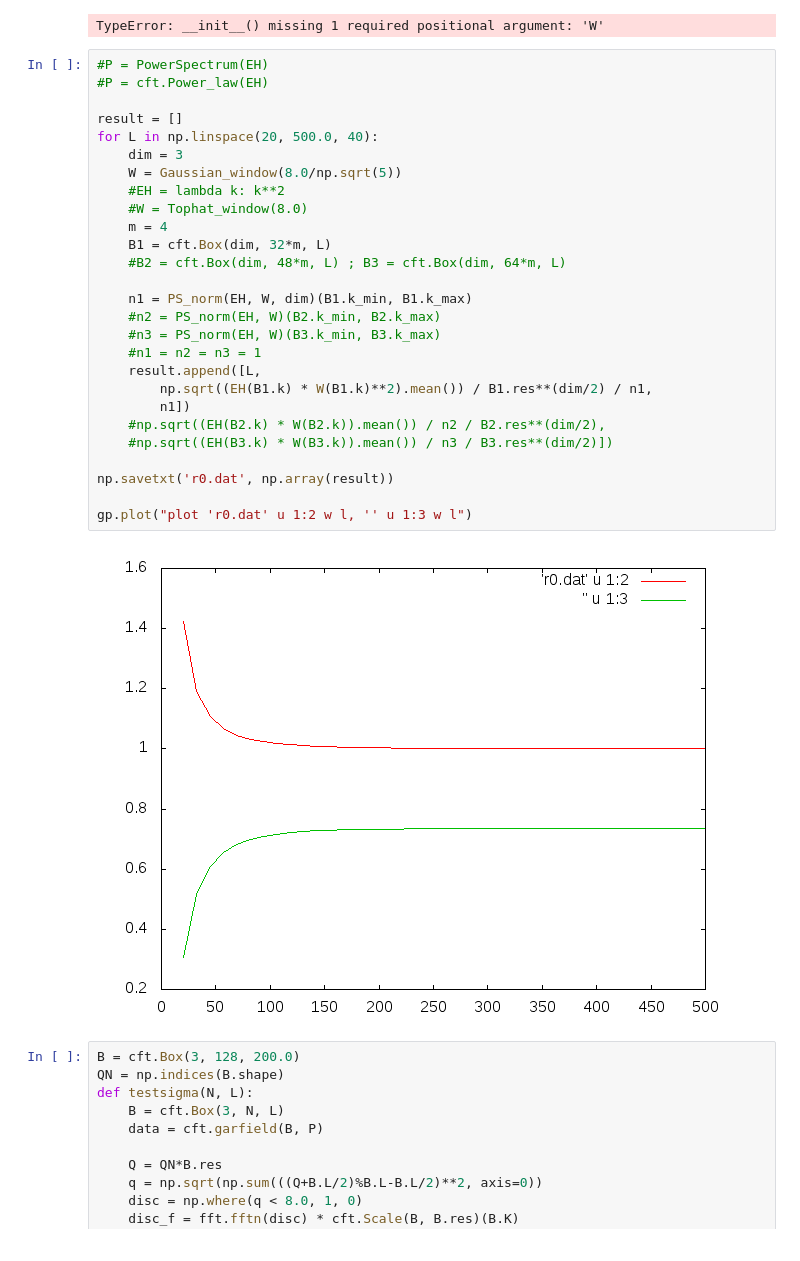
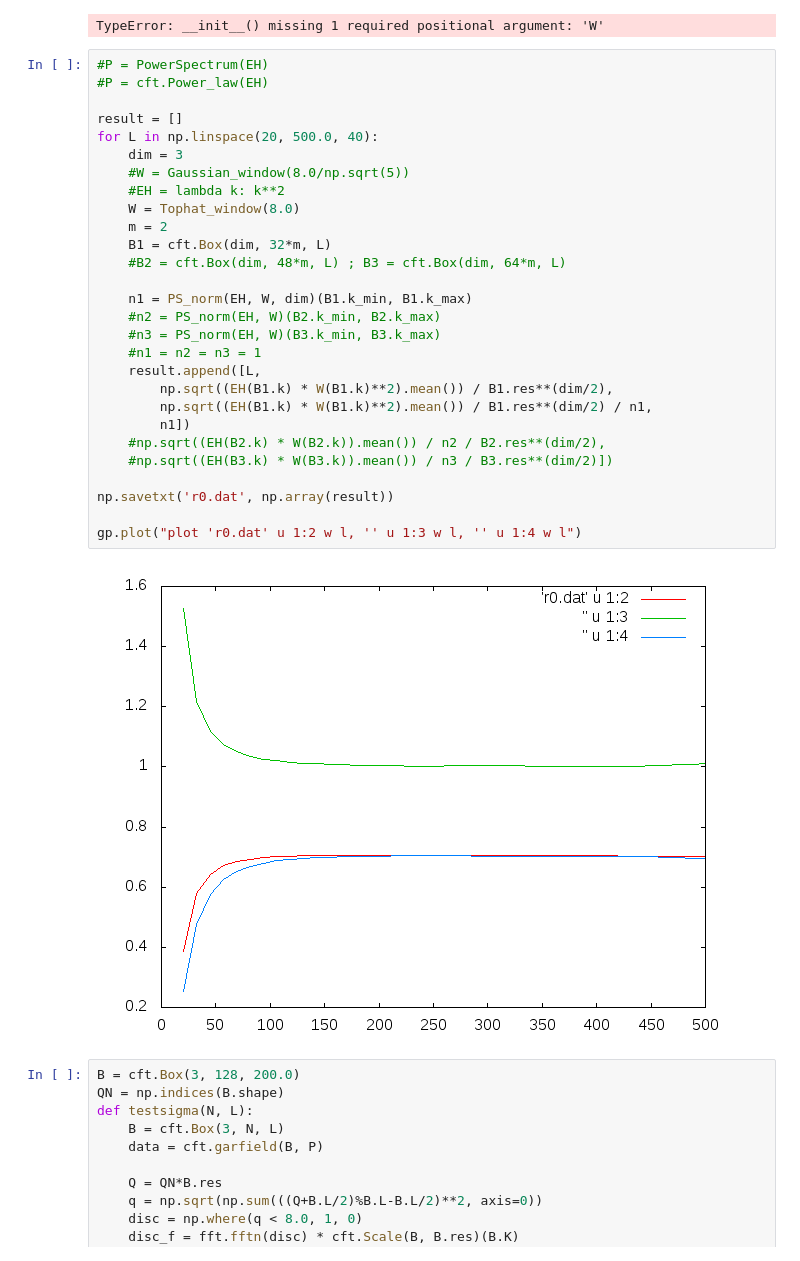
Before and after one commit to jhidding/conan, a Jupyter notebook: scripts/Power spectrum.ipynb, the cells around one changed output. Cells and saved outputs as stored; diff of their text form.

```diff
--- a/scripts/Power spectrum.ipynb
+++ b/scripts/Power spectrum.ipynb
@@ -91,32 +91,33 @@ TypeError: __init__() missing 1 required positional argument: 'W'
 # %%
 #P = PowerSpectrum(EH)
 #P = cft.Power_law(EH)
 
 result = []
 for L in np.linspace(20, 500.0, 40):
     dim = 3
-    W = Gaussian_window(8.0/np.sqrt(5))
+    #W = Gaussian_window(8.0/np.sqrt(5))
     #EH = lambda k: k**2
-    #W = Tophat_window(8.0)
-    m = 4
+    W = Tophat_window(8.0)
+    m = 2
     B1 = cft.Box(dim, 32*m, L)
     #B2 = cft.Box(dim, 48*m, L) ; B3 = cft.Box(dim, 64*m, L)
 
     n1 = PS_norm(EH, W, dim)(B1.k_min, B1.k_max)
     #n2 = PS_norm(EH, W)(B2.k_min, B2.k_max)
     #n3 = PS_norm(EH, W)(B3.k_min, B3.k_max)
     #n1 = n2 = n3 = 1
     result.append([L,
+        np.sqrt((EH(B1.k) * W(B1.k)**2).mean()) / B1.res**(dim/2),
         np.sqrt((EH(B1.k) * W(B1.k)**2).mean()) / B1.res**(dim/2) / n1,
         n1])
     #np.sqrt((EH(B2.k) * W(B2.k)).mean()) / n2 / B2.res**(dim/2),
     #np.sqrt((EH(B3.k) * W(B3.k)).mean()) / n3 / B3.res**(dim/2)])
 
 np.savetxt('r0.dat', np.array(result))
 
-gp.plot("plot 'r0.dat' u 1:2 w l, '' u 1:3 w l")
+gp.plot("plot 'r0.dat' u 1:2 w l, '' u 1:3 w l, '' u 1:4 w l")
 # %% [output]
-[figure, old version]
+[figure, new version]
 # %%
 B = cft.Box(3, 128, 200.0)
 QN = np.indices(B.shape)
```
Also changed, not shown: 6 other files.
